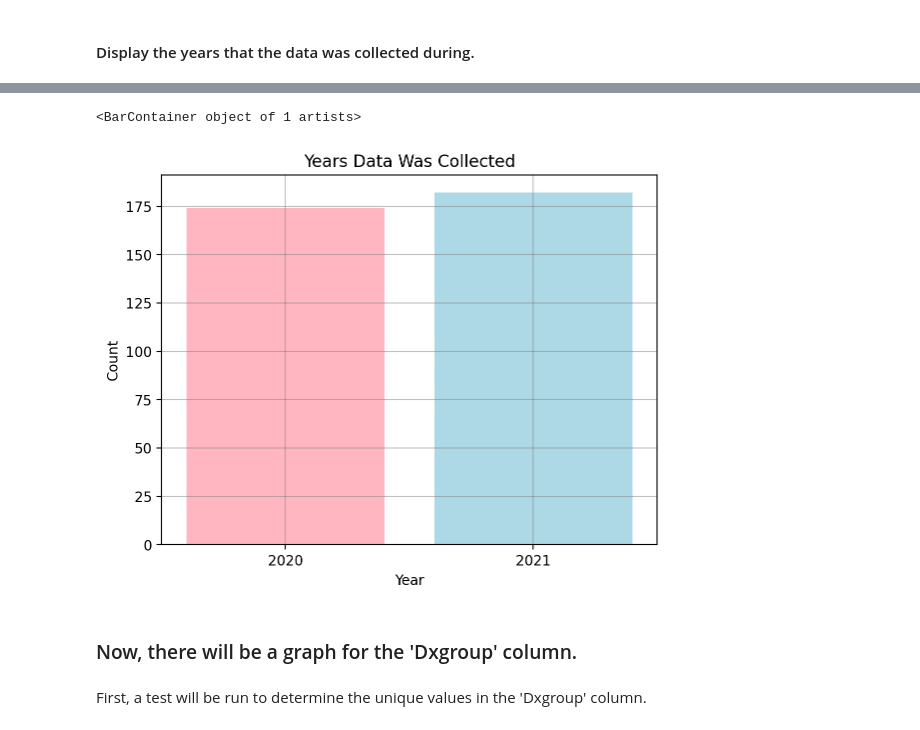
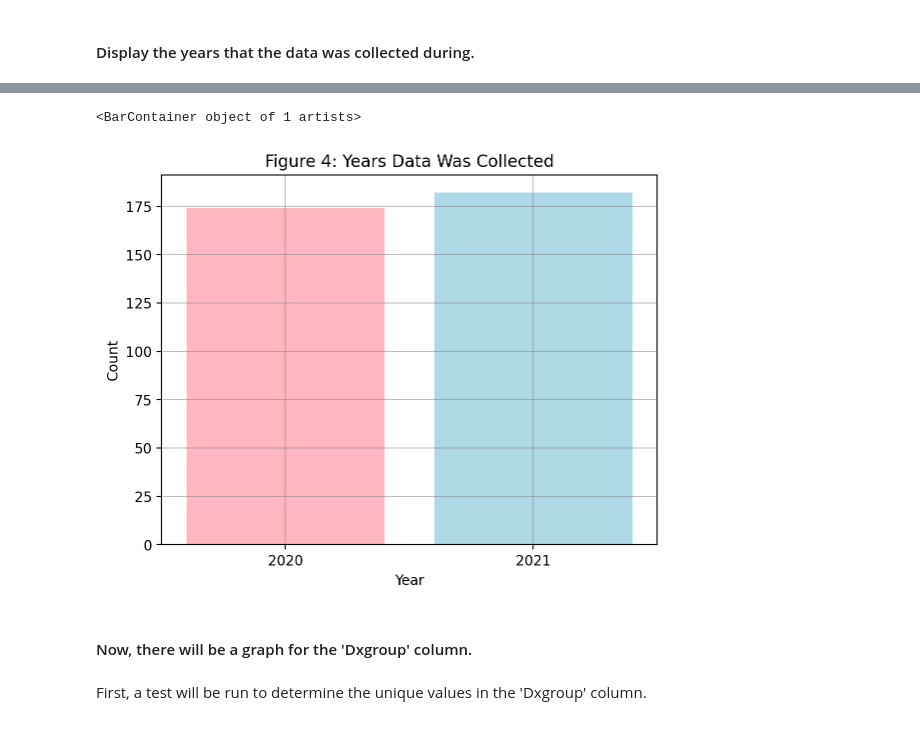
Before and after one commit to abbyzurasky/PUBH1142, a Jupyter notebook: MentalHealthDataAnalysis.ipynb, the cells around one changed output, grey strips where cells are left out. Saved outputs shown, nothing was run; the diff lists cells and outputs as text; code cells hidden in the pictures.

```diff
--- a/MentalHealthDataAnalysis.ipynb
+++ b/MentalHealthDataAnalysis.ipynb
@@ -195,23 +230,23 @@ The graph shows that the data was collected between the years 2020 and 2021, wit
 # %%
 # Create a bar plot of the Year column
 df['Year'].value_counts().sort_index().plot(kind='bar')
 # Change the color of the grid to transparent grey
 plt.grid(color='grey', alpha=0.5)
 # Flip the x-axis labels
 plt.xticks(rotation=0)
 # Add a title to the plot
-plt.title('Years Data Was Collected')
+plt.title('Figure 4: Years Data Was Collected')
 # Add a y-axis label
 plt.ylabel('Count')
 # Change the color of the '2016' bar to light pink
 plt.bar('2020', 174, color='lightpink')
 # Change the color of the '2017' bar to light purple
 plt.bar('2021', 182, color='lightblue')
 # %% [output]
 <BarContainer object of 1 artists>
-[figure, old version]
+[figure, new version]
 # %% [markdown]
-### Now, there will be a graph for the 'Dxgroup' column.
+#### Now, there will be a graph for the 'Dxgroup' column.
 # %% [markdown]
 First, a test will be run to determine the unique values in the 'Dxgroup' column.
 # %%
```
Also changed, not shown: parts of 13 cells of this notebook.
